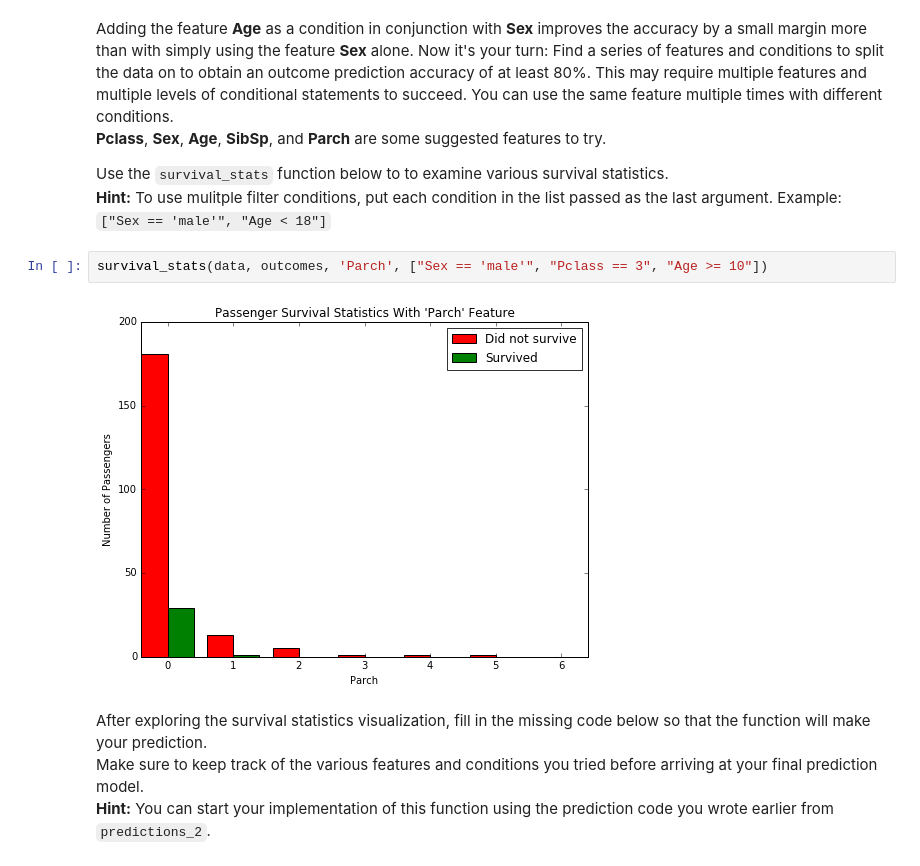
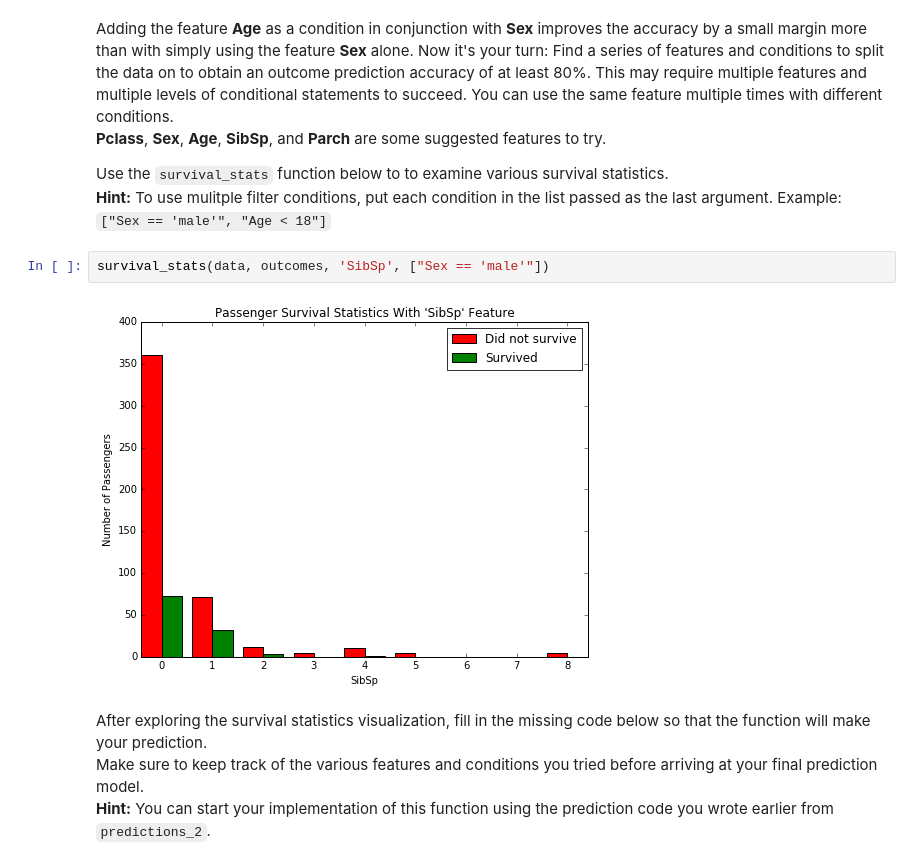
Before and after one commit to anujatupe/titanic_survival_exploration, a Jupyter notebook: Titanic_Survival_Exploration.ipynb, the cells around one changed output. Cells and saved outputs as stored; diff of their text form.

```diff
--- a/Titanic_Survival_Exploration.ipynb
+++ b/Titanic_Survival_Exploration.ipynb
@@ -210,9 +210,9 @@ Adding the feature **Age** as a condition in conjunction with **Sex** improves t
 Use the `survival_stats` function below to to examine various survival statistics.
 **Hint:** To use mulitple filter conditions, put each condition in the list passed as the last argument. Example: `["Sex == 'male'", "Age < 18"]`
 # %%
-survival_stats(data, outcomes, 'Parch', ["Sex == 'male'", "Pclass == 3", "Age >= 10"])
+survival_stats(data, outcomes, 'SibSp', ["Sex == 'male'"])
 # %% [output]
-[figure, old version]
+[figure, new version]
 # %% [markdown]
 After exploring the survival statistics visualization, fill in the missing code below so that the function will make your prediction.
 Make sure to keep track of the various features and conditions you tried before arriving at your final prediction model.
```
Also changed, not shown: parts of 4 cells of this notebook, 1 other file.
